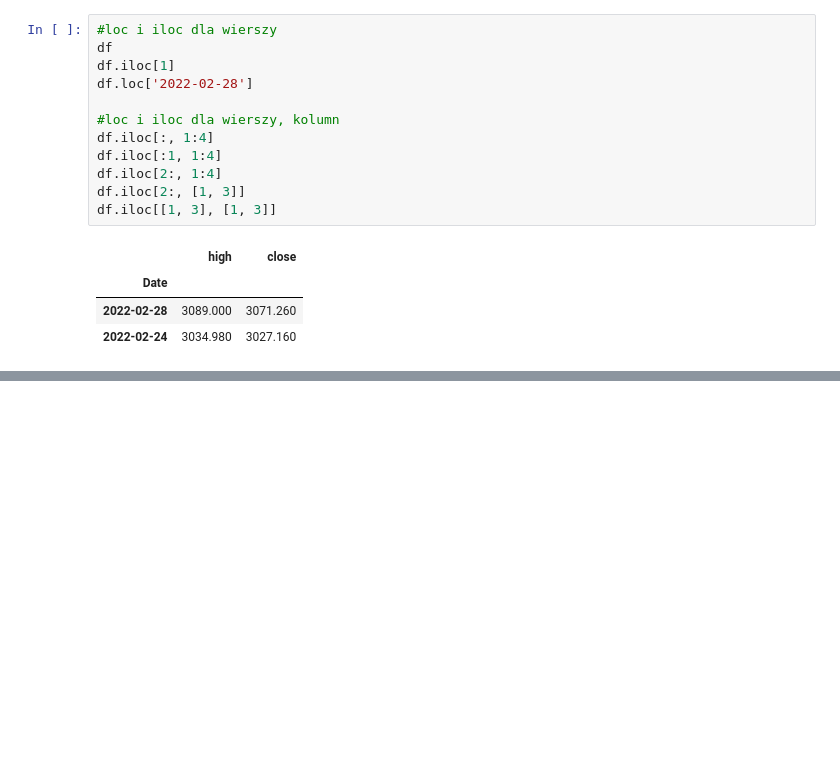
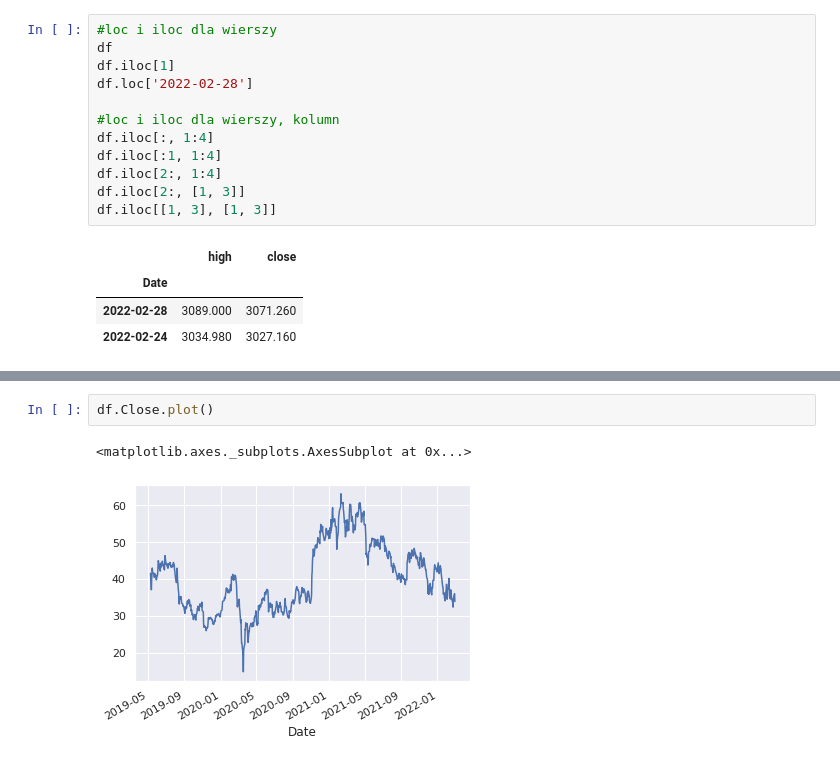
Before and after one commit to ChojnackiKRZ/data-science-bootcamp, a Jupyter notebook: 05_dane_gieldowe.ipynb, the cells around one changed output, grey strips where cells are left out. Drawn from its saved outputs; the diff is of its cells as text; blank space fills up the shorter version.

```diff
--- a/05_dane_gieldowe.ipynb
+++ b/05_dane_gieldowe.ipynb
@@ -138,0 +234,5 @@ df.iloc[[1, 3], [1, 3]]
+# %%
+df.Close.plot()
+# %% [output]
+<matplotlib.axes._subplots.AxesSubplot at 0x...>
+[figure, added]
```
Also changed, not shown: parts of 8 cells of this notebook.
